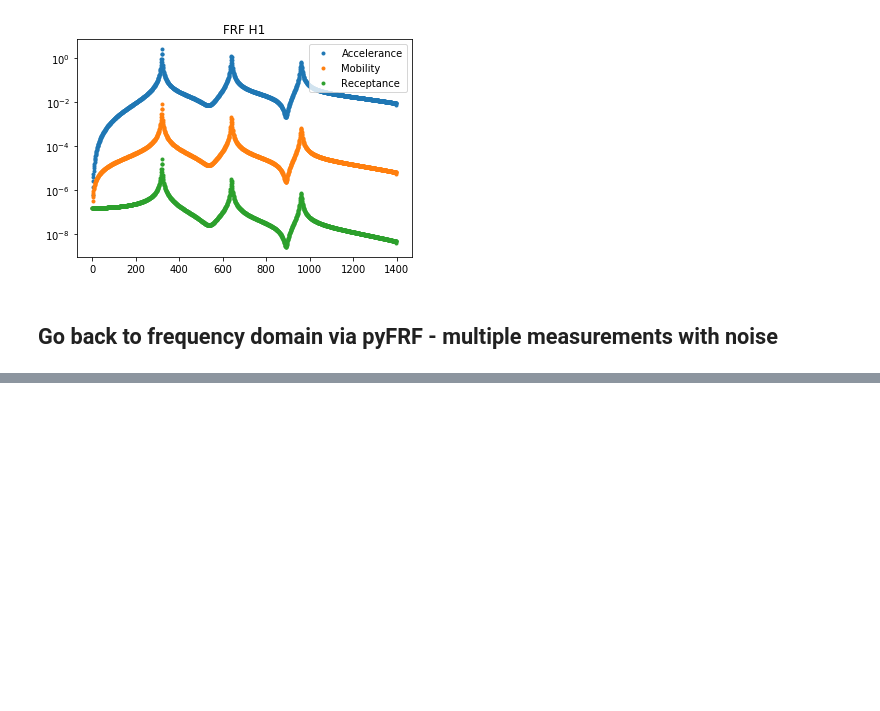
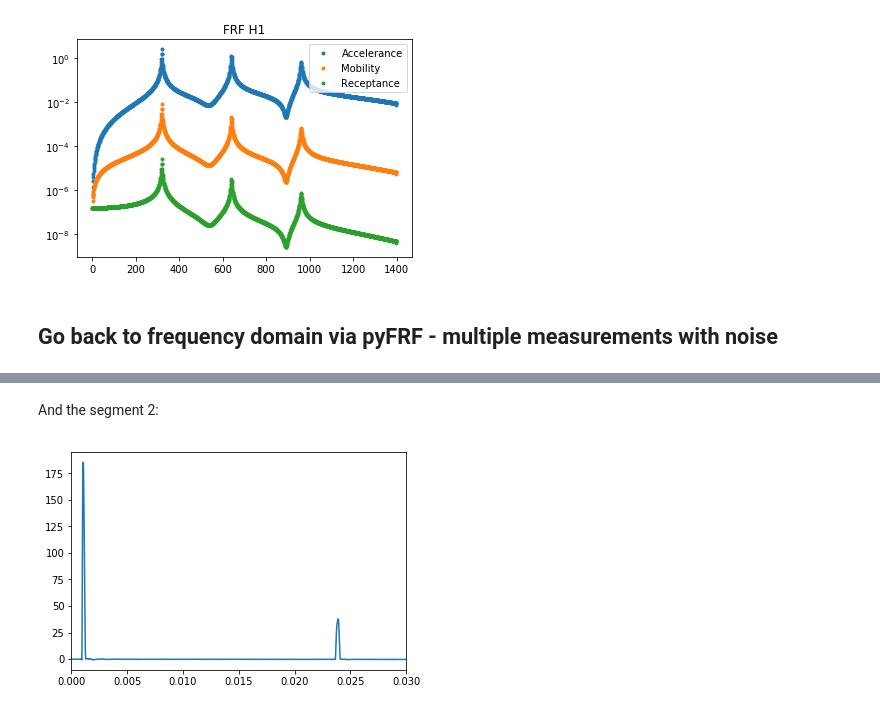
Before and after one commit to ladisk/pyFRF, a Jupyter notebook: Showcase pyFRF.ipynb, the cells around one changed output, grey strips where cells are left out. Cells and saved outputs as stored; diff of their text form; code cells hidden in the pictures; blank space fills up the shorter version.

```diff
--- a/Showcase pyFRF.ipynb
+++ b/Showcase pyFRF.ipynb
@@ -151,2 +208,12 @@ frf_meas = FRF(sampling_freq=1 / (first_meas[0][1] - first_meas[0][0]),
+# %% [markdown]
+And the segment 2:
+# %%
+segment = 2
+force = measurement_file[segment]['data'][:,0]
+time = dt*np.arange(len(force))
+plt.plot(time, force, label=f'Segment {segment}')
+plt.xlim(0,30e-3);
+# %% [output]
+[figure, added]
 # %%
 plot_up_to = 4000
```
Also changed, not shown: parts of 30 cells of this notebook, 10 other files.
